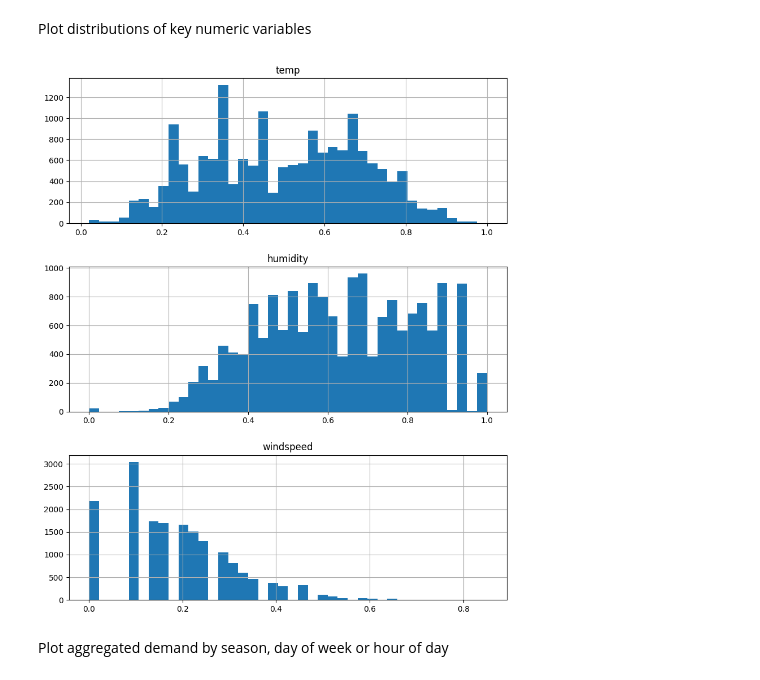
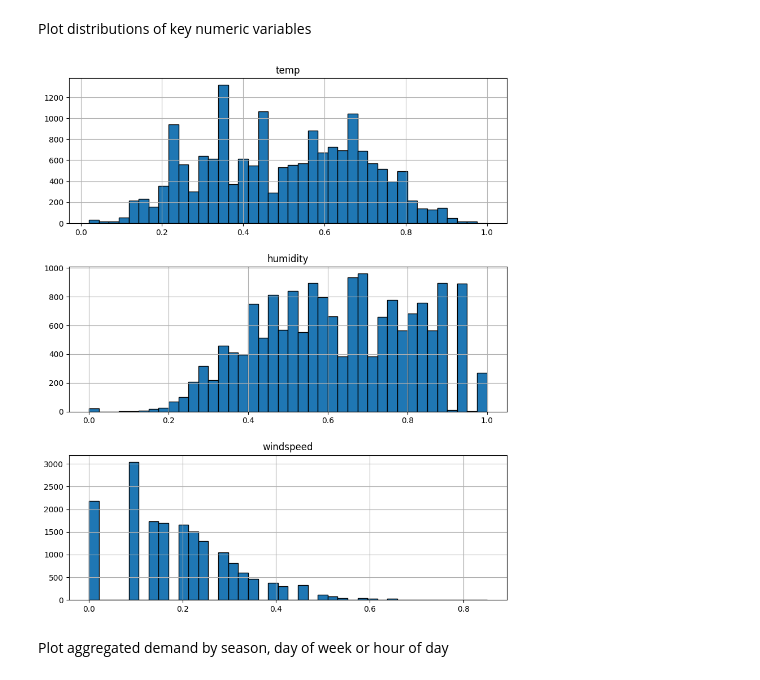
Before and after one commit to Vram10/final_ex, a Jupyter notebook: 7024745_Julian_van_Dyken.ipynb, the cells around one changed output. Drawn from its saved outputs; the diff is of its cells as text; code cells hidden in the pictures.

```diff
--- a/7024745_Julian_van_Dyken.ipynb
+++ b/7024745_Julian_van_Dyken.ipynb
@@ -216,13 +218,13 @@ Plot distributions of key numeric variables
 # %%
 df[["temp", "humidity", "windspeed"]].hist(
     bins=40,
     layout=(3, 1),
-    figsize=(10, 12)
-
+    figsize=(10, 12),
+    edgecolor='black'
 )
 plt.show()
 # %% [output]
-[figure, old version]
+[figure, new version]
 # %% [markdown]
 Plot aggregated demand by season, day of week or hour of day
 # %%
```
Also changed, not shown: parts of 17 cells of this notebook.
